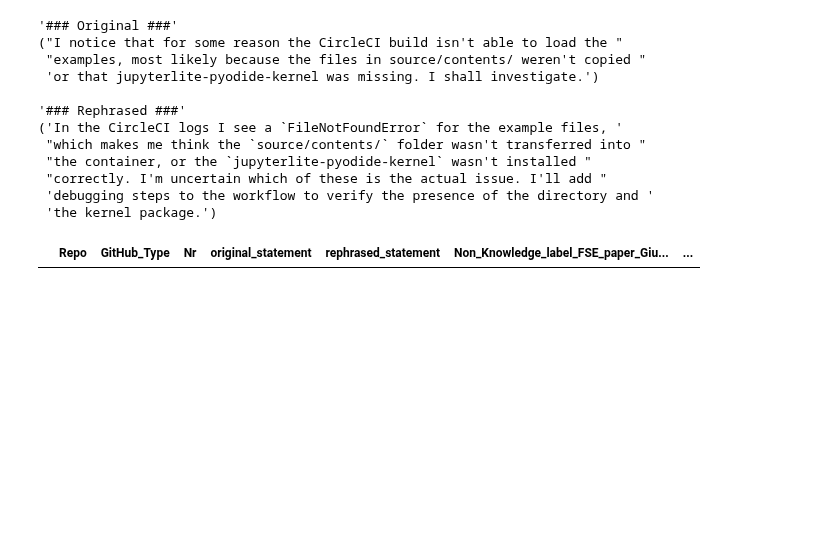
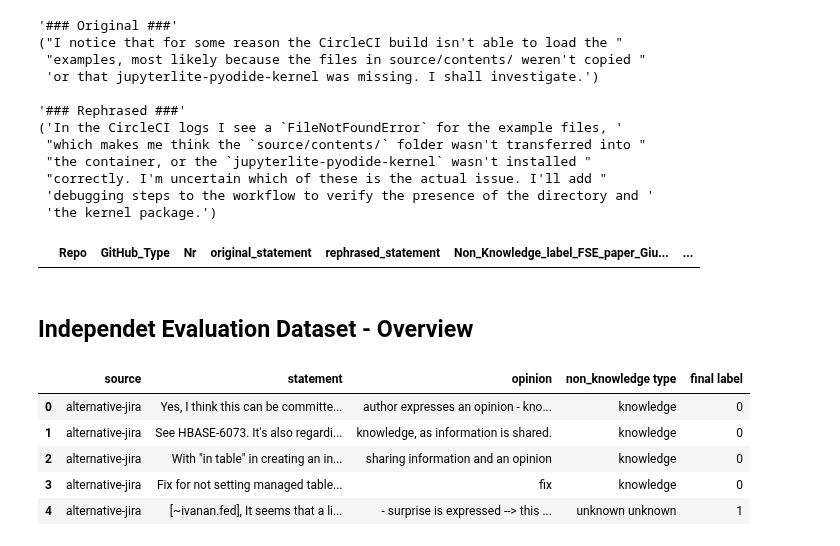
Before and after one commit to h4rz3rk4s3/geometry-of-ignorance, a Jupyter notebook: data_preparation.ipynb, the cells around one changed output. Cells and saved outputs as stored; diff of their text form; code cells hidden in the pictures; blank space fills up the shorter version.

```diff
--- a/data_preparation.ipynb
+++ b/data_preparation.ipynb
@@ -544,3 +544,17 @@ pprint(df_rephrased.loc[row, "rephrased_statement"])
 df_rephrased[df_rephrased["Non_knowledge_label_Roberts_Giuliano"].isna()]
 # %% [output]
 |  | Repo | GitHub_Type | Nr | original_statement | rephrased_statement | Non_Knowledge_label_FSE_paper_Giu... | ... |
+# %% [markdown]
+## Independet Evaluation Dataset - Overview
+# %%
+df_independent = pd.read_excel("datasets/independent_evaluation_set.xlsx")
+df_independent.to_csv("datasets/independent_evaluation_set.csv")
+# %%
+df_independent.head()
+# %% [output]
+|  | source | statement | opinion | non_knowledge type | final label |
+| 0 | alternative-jira | Yes, I think this can be committe... | author expresses an opinion - kno... | knowledge | 0 |
+| 1 | alternative-jira | See HBASE-6073. It's also regardi... | knowledge, as information is shared. | knowledge | 0 |
+| 2 | alternative-jira | With "in table" in creating an in... | sharing information and an opinion | knowledge | 0 |
+| 3 | alternative-jira | Fix for not setting managed table... | fix | knowledge | 0 |
+| 4 | alternative-jira | [~ivanan.fed], It seems that a li... | - surprise is expressed --> this ... | unknown unknown | 1 |
```
Also changed, not shown: parts of 4 cells of this notebook, 10 other files.
